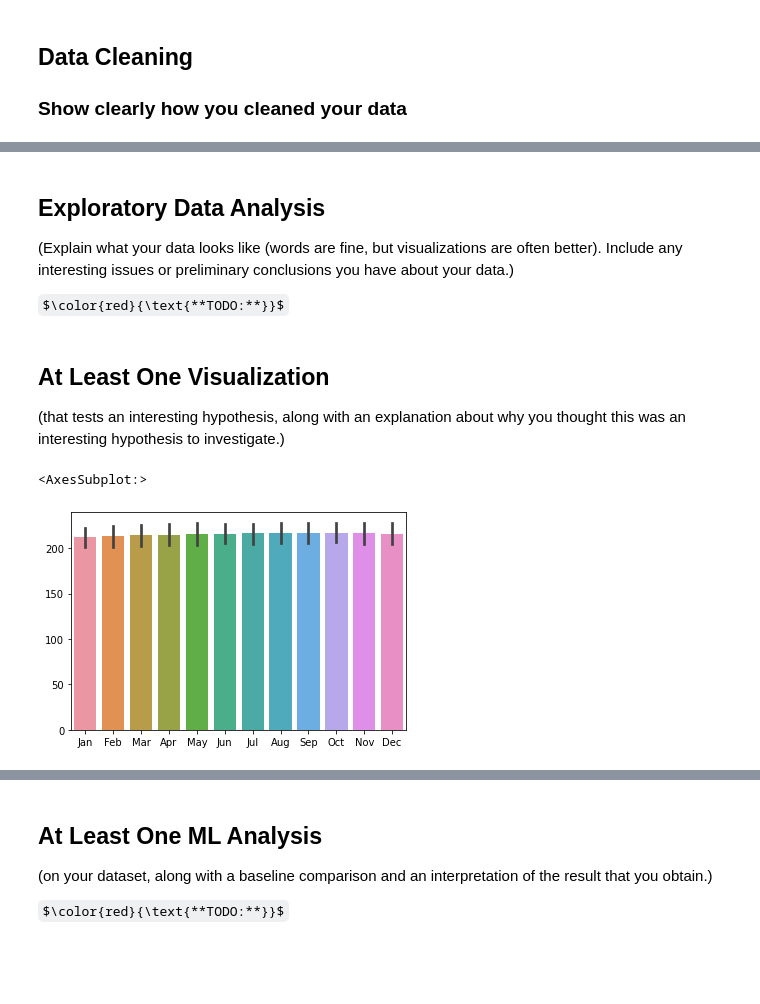
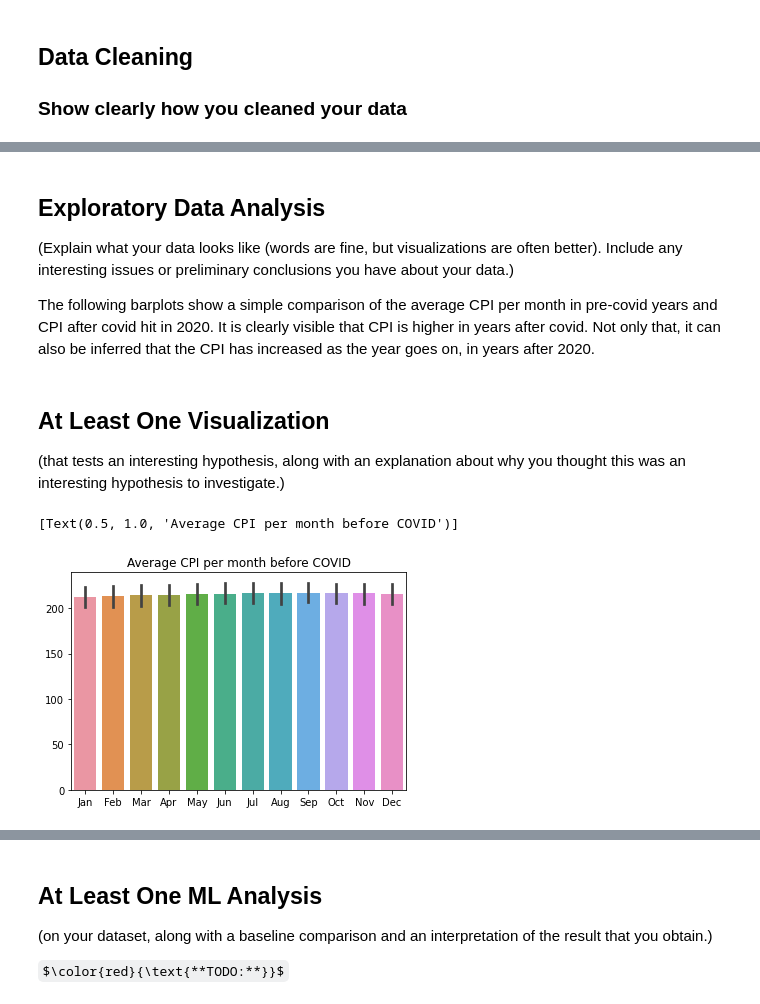
Before and after one commit to shahkaran53527/CPI-Data-Analysis, a Jupyter notebook: progress_report.ipynb, the cells around one changed output, grey strips where cells are left out. Saved outputs shown, nothing was run; the diff lists cells and outputs as text; code cells hidden in the pictures; some formulas as TeX source; blank space fills up the shorter version.

```diff
--- a/progress_report.ipynb
+++ b/progress_report.ipynb
@@ -58,7 +78,7 @@ data
 visualizations are often better). Include any interesting issues or preliminary
 conclusions you have about your data.)
 
-$\color{red}{\text{**TODO:**}}$
+The following barplots show a simple comparison of the average CPI per month in pre-covid years and CPI after covid hit in 2020. It is clearly visible that CPI is higher in years after covid. Not only that, it can also be inferred that the CPI has increased as the year goes on, in years after 2020.
 # %% [markdown]
 ## At Least One Visualization
 (that tests an interesting hypothesis, along with an
@@ -67,13 +87,13 @@ investigate.)
 # %%
 pre_covid_yrs = data[(data['Year'] <= '2019')].astype(float)
 covid_yrs = data[(data['Year'] > '2019') & (data['Year'] < '2022')].astype(float)
 
 
 pre_covid_yrs.drop('Year', axis=1, inplace=True)
 covid_yrs.drop('Year', axis=1, inplace=True)
 
 
-sns.barplot(data = pre_covid_yrs)
+sns.barplot(data = pre_covid_yrs).set(title='Average CPI per month before COVID')
 # %% [output]
-<AxesSubplot:>
+[Text(0.5, 1.0, 'Average CPI per month before COVID')]
-[figure, old version]
+[figure, new version]
```
Also changed, not shown: parts of 5 cells of this notebook.
